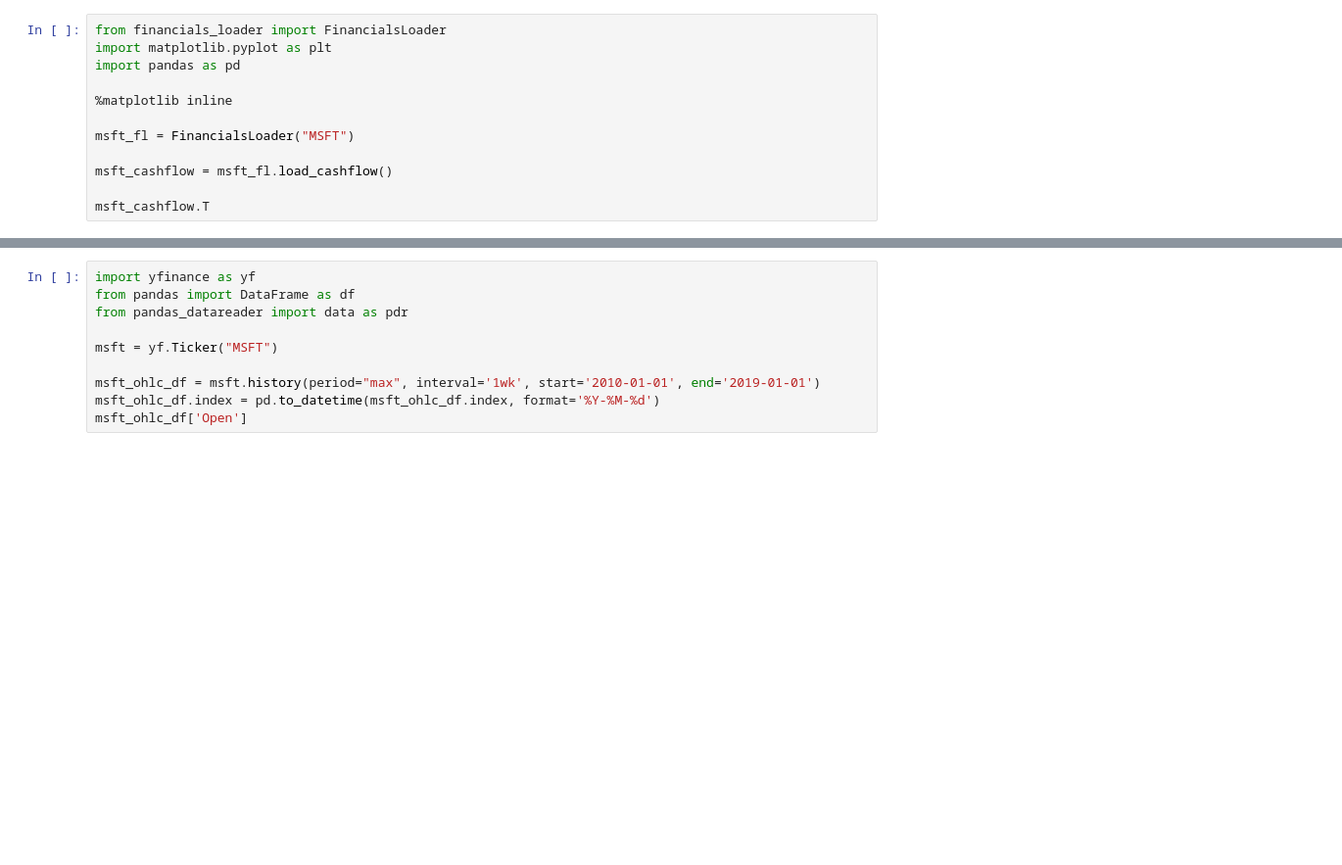
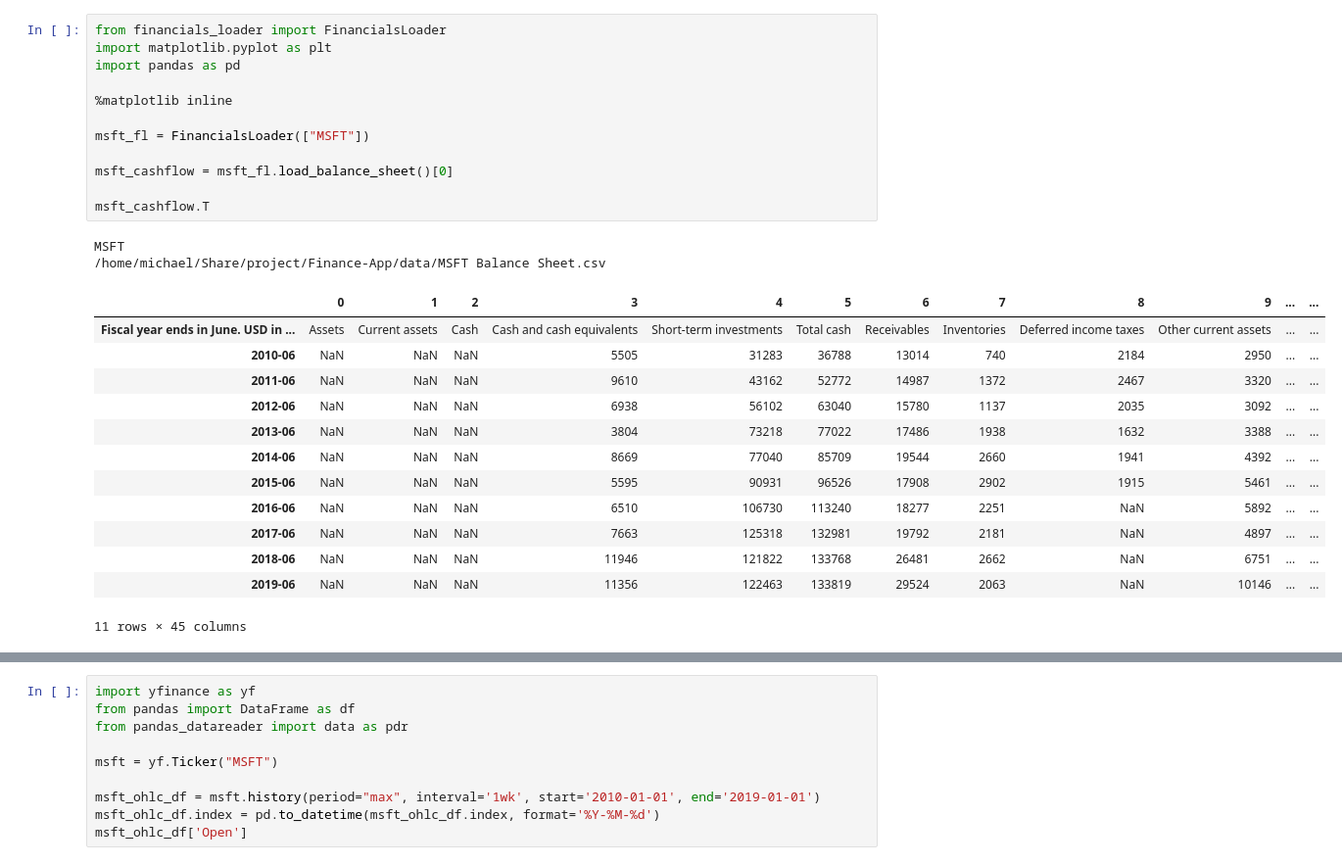
Before and after one commit to michaelsru/Finance-App, a Jupyter notebook: plot_data.ipynb, the cells around one changed output, grey strips where cells are left out. Shown at 98% size. Cells and saved outputs as stored; diff of their text form; blank space fills up the shorter version.

```diff
--- a/plot_data.ipynb
+++ b/plot_data.ipynb
@@ -1,15 +1,31 @@
 # %%
 from financials_loader import FinancialsLoader
 import matplotlib.pyplot as plt
 import pandas as pd
 
 %matplotlib inline
 
-msft_fl = FinancialsLoader("MSFT")
+msft_fl = FinancialsLoader(["MSFT"])
 
-msft_cashflow = msft_fl.load_cashflow()
+msft_cashflow = msft_fl.load_balance_sheet()[0]
 
 msft_cashflow.T
+# %% [output]
+MSFT
+/home/michael/Share/project/Finance-App/data/MSFT Balance Sheet.csv
+|  | 0 | 1 | 2 | 3 | 4 | 5 | 6 | 7 | 8 | 9 | ... | ... |
+| Fiscal year ends in June. USD in ... | Assets | Current assets | Cash | Cash and cash equivalents | Short-term investments | Total cash | Receivables | Inventories | Deferred income taxes | Other current assets | ... | ... |
+| 2010-06 | NaN | NaN | NaN | 5505 | 31283 | 36788 | 13014 | 740 | 2184 | 2950 | ... | ... |
+| 2011-06 | NaN | NaN | NaN | 9610 | 43162 | 52772 | 14987 | 1372 | 2467 | 3320 | ... | ... |
+| 2012-06 | NaN | NaN | NaN | 6938 | 56102 | 63040 | 15780 | 1137 | 2035 | 3092 | ... | ... |
+| 2013-06 | NaN | NaN | NaN | 3804 | 73218 | 77022 | 17486 | 1938 | 1632 | 3388 | ... | ... |
+| 2014-06 | NaN | NaN | NaN | 8669 | 77040 | 85709 | 19544 | 2660 | 1941 | 4392 | ... | ... |
+| 2015-06 | NaN | NaN | NaN | 5595 | 90931 | 96526 | 17908 | 2902 | 1915 | 5461 | ... | ... |
+| 2016-06 | NaN | NaN | NaN | 6510 | 106730 | 113240 | 18277 | 2251 | NaN | 5892 | ... | ... |
+| 2017-06 | NaN | NaN | NaN | 7663 | 125318 | 132981 | 19792 | 2181 | NaN | 4897 | ... | ... |
+| 2018-06 | NaN | NaN | NaN | 11946 | 121822 | 133768 | 26481 | 2662 | NaN | 6751 | ... | ... |
+| 2019-06 | NaN | NaN | NaN | 11356 | 122463 | 133819 | 29524 | 2063 | NaN | 10146 | ... | ... |
+11 rows × 45 columns
 # %%
 msft_cashflow = msft_cashflow.set_index('Fiscal year ends in June. USD in millions except per share data.').T
 msft_cashflow.index.rename('Timestamp', inplace=True)
```
Also changed, not shown: parts of 4 cells of this notebook, 9 other files.
